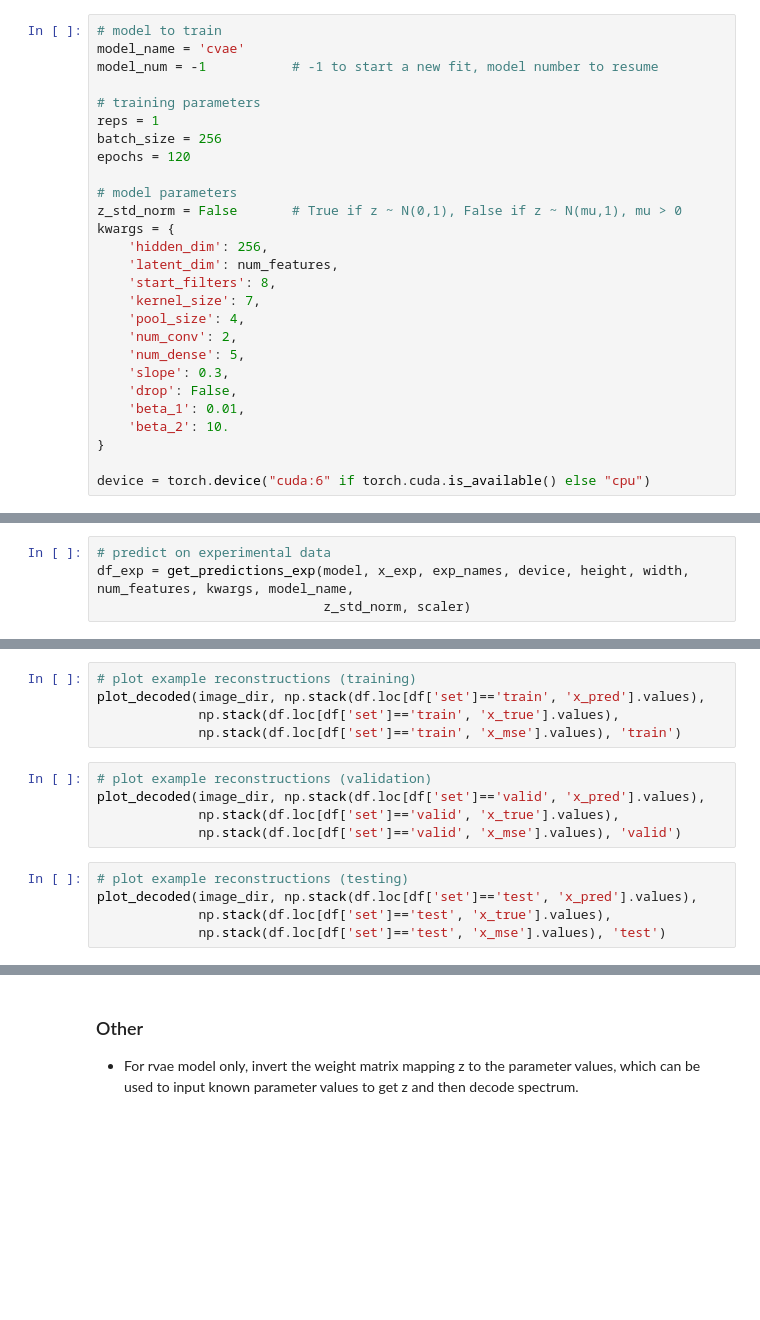
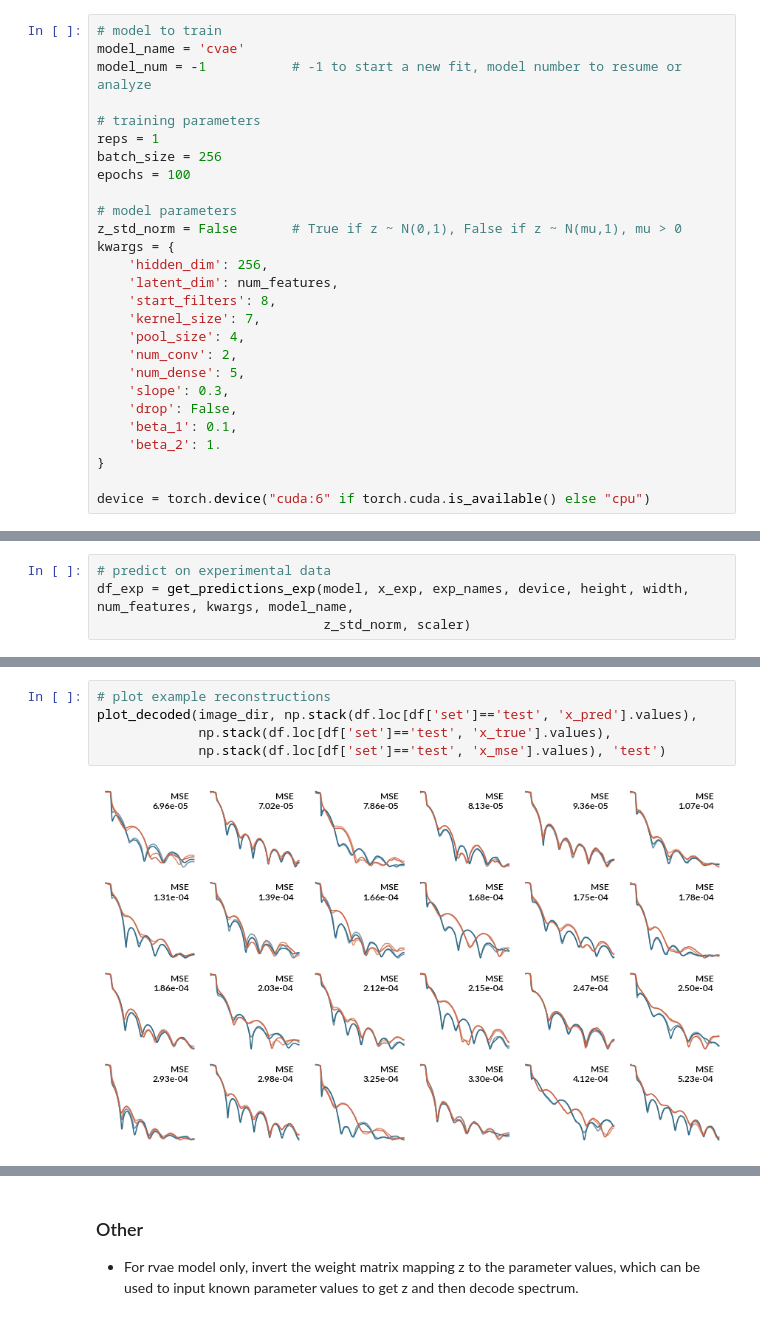
Before and after one commit to ninarina12/ML_PNR, a Jupyter notebook: pnr_vae.ipynb, the cells around one changed output, grey strips where cells are left out. Drawn from its saved outputs; the diff is of its cells as text; blank space fills up the shorter version.

```diff
--- a/pnr_vae.ipynb
+++ b/pnr_vae.ipynb
@@ -86,12 +90,12 @@ num_features = len(y_ids) - 1
 # %%
 # model to train
 model_name = 'cvae'
-model_num = -1           # -1 to start a new fit, model number to resume
+model_num = -1           # -1 to start a new fit, model number to resume or analyze
 
 # training parameters
 reps = 1
 batch_size = 256
-epochs = 120
+epochs = 100
 
 # model parameters
 z_std_norm = False       # True if z ~ N(0,1), False if z ~ N(mu,1), mu > 0
@@ -105,8 +109,8 @@ kwargs = {
     'num_dense': 5,
     'slope': 0.3,
     'drop': False,
-    'beta_1': 0.01,
-    'beta_2': 10.
+    'beta_1': 0.1,
+    'beta_2': 1.
 }
 
 device = torch.device("cuda:6" if torch.cuda.is_available() else "cpu")
@@ -276,18 +312,10 @@ else:
 # %%
-# plot example reconstructions (training)
-plot_decoded(image_dir, np.stack(df.loc[df['set']=='train', 'x_pred'].values),
-             np.stack(df.loc[df['set']=='train', 'x_true'].values),
-             np.stack(df.loc[df['set']=='train', 'x_mse'].values), 'train')
+# plot example reconstructions
+plot_decoded(image_dir, np.stack(df.loc[df['set']=='test', 'x_pred'].values),
+             np.stack(df.loc[df['set']=='test', 'x_true'].values),
+             np.stack(df.loc[df['set']=='test', 'x_mse'].values), 'test')
+# %% [output]
+[figure, added]
-# %%
-# plot example reconstructions (validation)
-plot_decoded(image_dir, np.stack(df.loc[df['set']=='valid', 'x_pred'].values),
-             np.stack(df.loc[df['set']=='valid', 'x_true'].values),
-             np.stack(df.loc[df['set']=='valid', 'x_mse'].values), 'valid')
-# %%
-# plot example reconstructions (testing)
-plot_decoded(image_dir, np.stack(df.loc[df['set']=='test', 'x_pred'].values),
-             np.stack(df.loc[df['set']=='test', 'x_true'].values),
-             np.stack(df.loc[df['set']=='test', 'x_mse'].values), 'test')
 # %%
 # plot reconstructed experiment
 plot_decoded_exp(image_dir, np.stack(df_exp['x_pred'].values), exp_names, q, x_moms)
```
Also changed, not shown: parts of 11 cells of this notebook, 4 other files.
